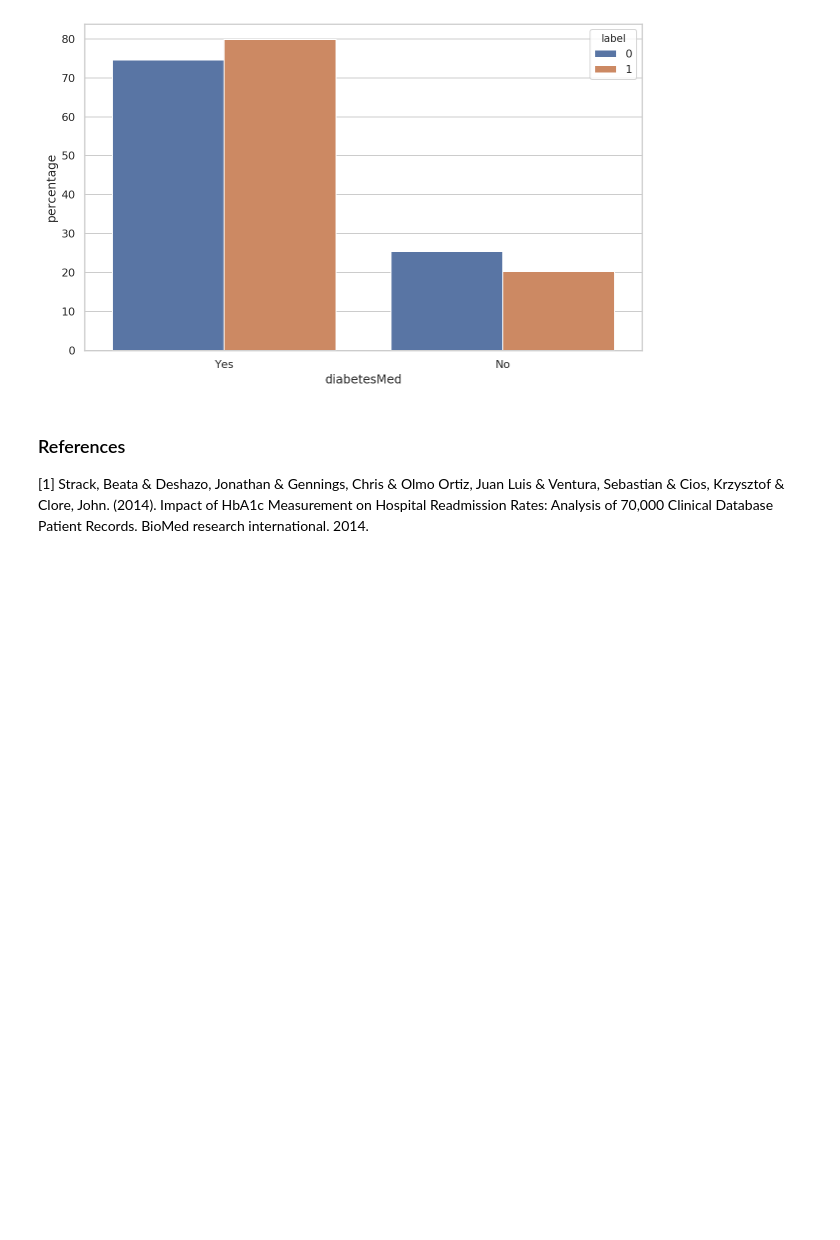
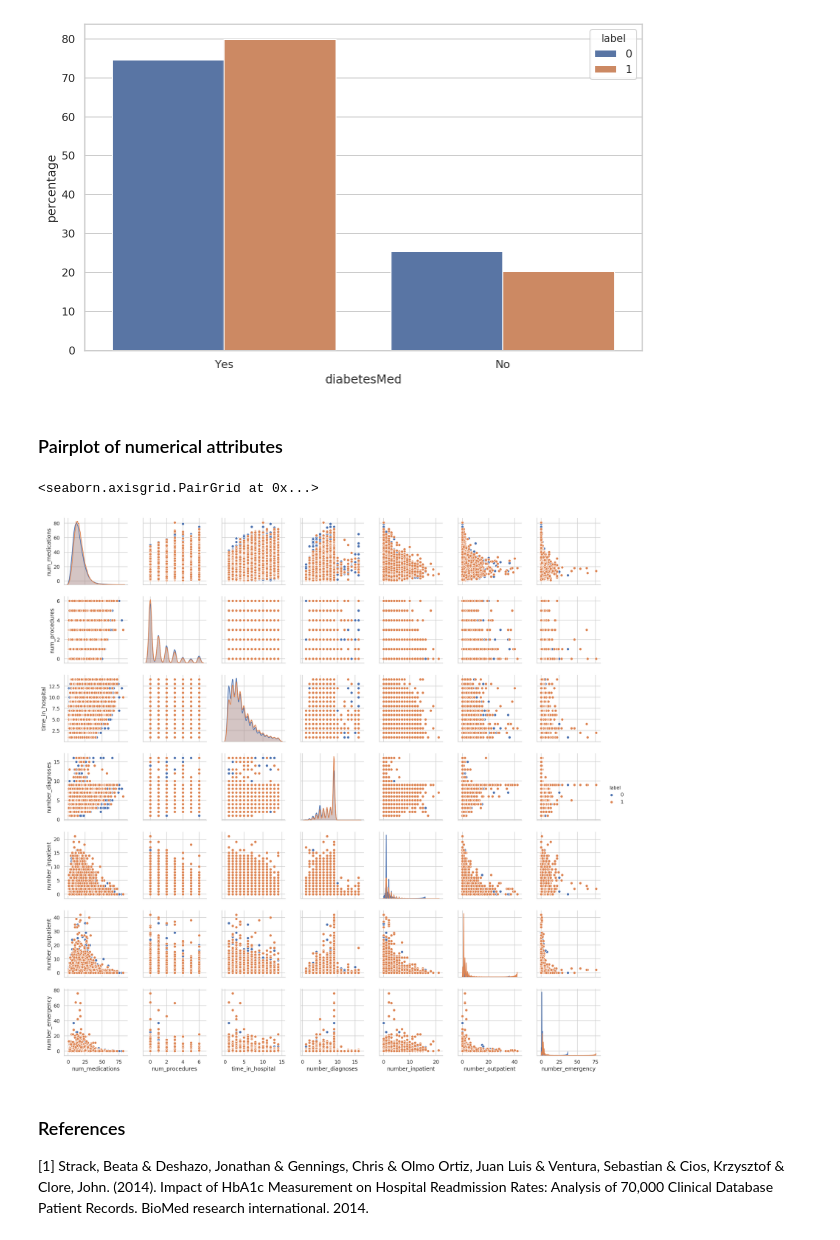
Before and after one commit to pmacinec/diabetes-patients-readmissions-prediction, a Jupyter notebook: notebooks/0_data_analysis.ipynb, the cells around one changed output. Cells and saved outputs as stored; diff of their text form; code cells hidden in the pictures; blank space fills up the shorter version.

Commit message:
ADD: pairplot of numeric atributes

```diff
--- a/notebooks/0_data_analysis.ipynb
+++ b/notebooks/0_data_analysis.ipynb
@@ -711,6 +711,14 @@ Indicates if there was any diabetic medication prescribed.
 barplot_per_classes(df, 'diabetesMed', 'label')
 # %% [output]
 [figure]
+# %% [markdown]
+### Pairplot of numerical attributes
+# %%
+columns =  ['num_medications', 'num_procedures', 'time_in_hospital','number_diagnoses','number_inpatient','number_outpatient', 'number_emergency']
+sns.pairplot(df, vars=columns, hue="label")
+# %% [output]
+<seaborn.axisgrid.PairGrid at 0x...>
+[figure, added]
 # %% [markdown]
 ### References
 [1] Strack, Beata & Deshazo, Jonathan & Gennings, Chris & Olmo Ortiz, Juan Luis & Ventura, Sebastian & Cios, Krzysztof & Clore, John. (2014). Impact of HbA1c Measurement on Hospital Readmission Rates: Analysis of 70,000 Clinical Database Patient Records. BioMed research international. 2014.
```
Also changed, not shown: parts of 1 cell of this notebook.
